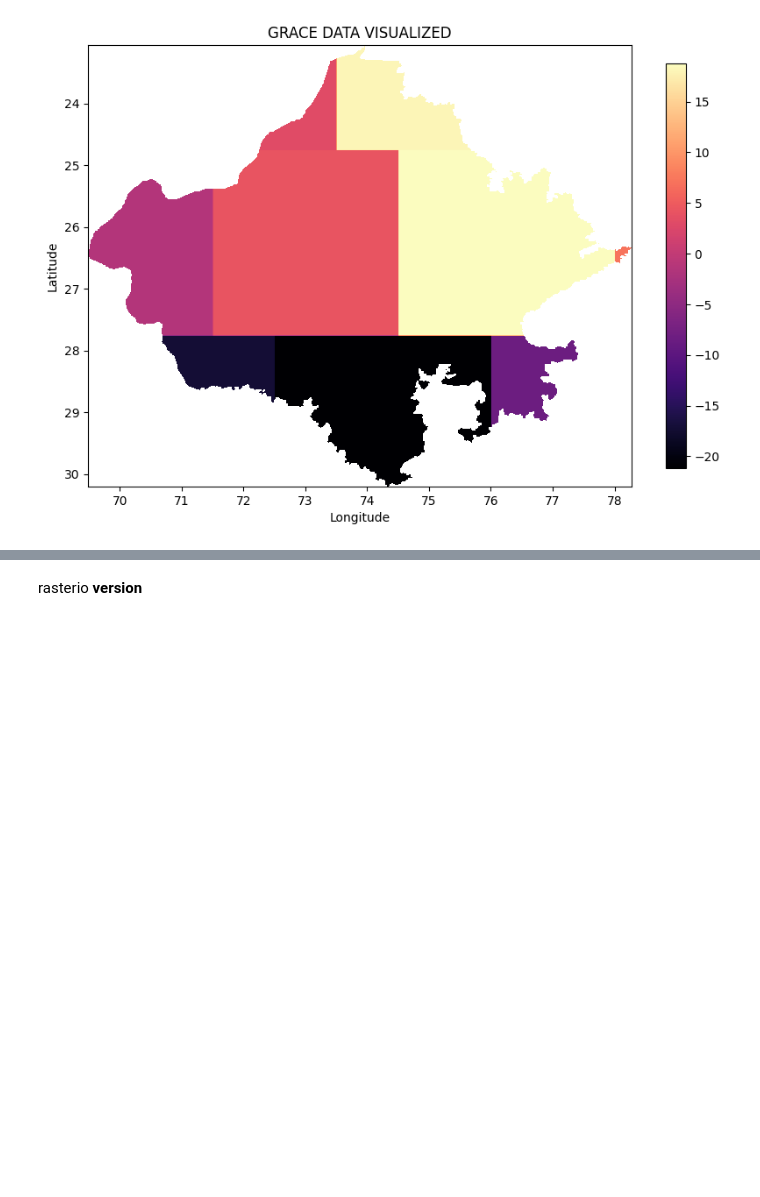
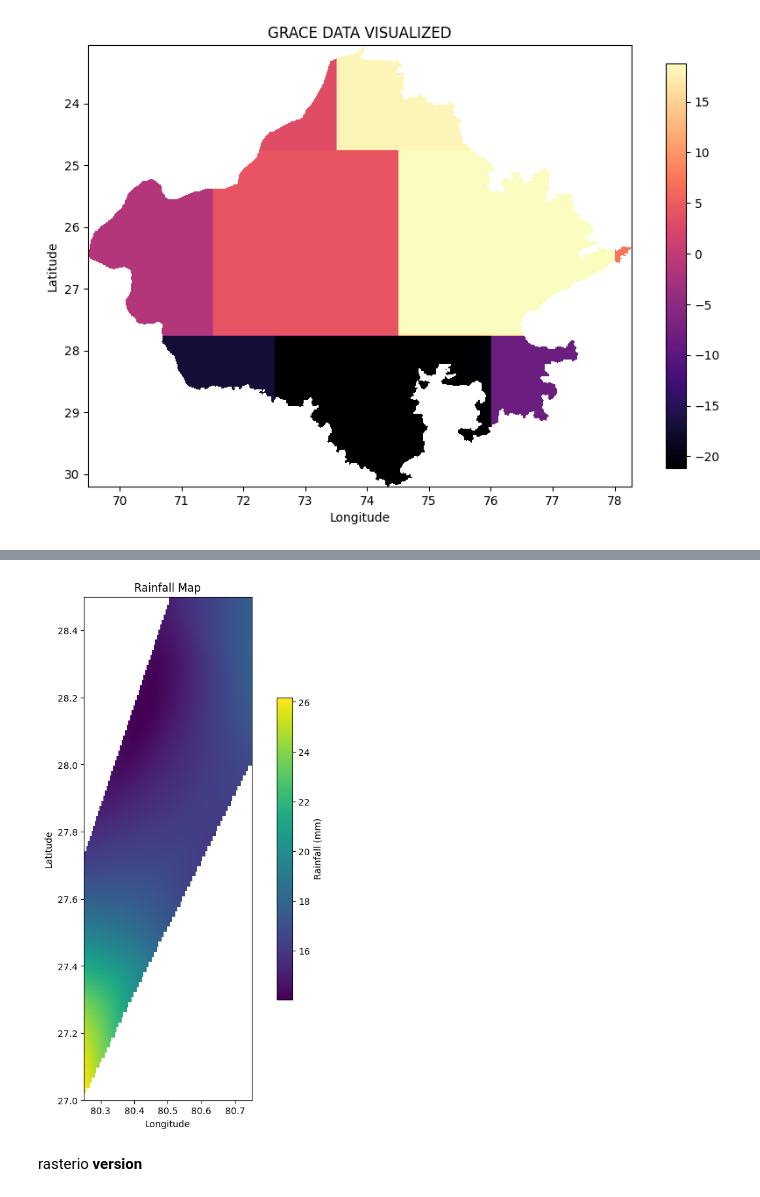
Before and after one commit to 1kaiser/Jodhpur_ecostress_LST, a Jupyter notebook: GRACE_data_processing.ipynb, the cells around one changed output, grey strips where cells are left out. Cells and saved outputs as stored; diff of their text form; code cells hidden in the pictures; blank space fills up the shorter version.

Commit message:
✅visualizaing + RAin for lat, lon co ordinates

```diff
--- a/GRACE_data_processing.ipynb
+++ b/GRACE_data_processing.ipynb
@@ -593,3 +595,97 @@ visualize_raster(tif_path, xRes=0.01, yRes=0.01, cmap='magma')
+# %%
+import numpy as np
+from osgeo import gdal, osr
+from scipy.interpolate import griddata
+import matplotlib.pyplot as plt
+
+# # Generate synthetic data with a larger dataset
+# n_points = 100 # Number of data points
+
+# # Generate random latitude and longitude values within a specified range
+# min_latitude = 40.0
+# max_latitude = 45.0
+# min_longitude = -75.0
+# max_longitude = -70.0
+# latitudes = np.random.uniform(min_latitude, max_latitude, n_points)
+# longitudes = np.random.uniform(min_longitude, max_longitude, n_points)
+
+# # Generate synthetic rainfall values
+# rainfall = np.random.uniform(0.0, 10.0, n_points)  # Adjust the range as needed
+
+# # Define the grid for interpolation
+# grid_x, grid_y = np.meshgrid(np.linspace(min(longitudes), max(longitudes), 100),
+#                              np.linspace(min(latitudes), max(latitudes), 100))
+
+# # Interpolate rainfall values
+# grid_z = griddata((longitudes, latitudes), rainfall, (grid_x, grid_y), method='cubic')
+
+# Sample data (latitude, longitude, and rainfall)
+latitudes = [27	,
+27	,
+27.25	,
+27.25	,
+27.5	,
+27.5	,
+27.75	,
+27.75	,
+28	,
+28	,
+28.25	,
+28.5	]
+longitudes = [ 80.5	,
+80.75	,
+80.5	,
+80.75	,
+80.5	,
+80.75	,
+80.25	,
+80.5	,
+80.25	,
+80.5	,
+80.25	,
+80.25	]
+rainfall = [ 15.091918	,
+17.639042	,
+14.4253	,
+17.669851	,
+15.33448	,
+16.753809	,
+15.986975	,
+16.426453	,
+19.298147	,
+17.461849	,
+24.198997	,
+26.175364	]
+
+# Define the grid
+grid_x, grid_y = np.meshgrid(np.linspace(min(longitudes), max(longitudes), 100),
+                             np.linspace(min(latitudes), max(latitudes), 100))
+
+# Interpolate rainfall values
+grid_z = griddata((longitudes, latitudes), rainfall, (grid_x, grid_y), method='cubic')
+
+
+# Create a GeoTIFF raster
+driver = gdal.GetDriverByName('GTiff')
+output_raster = driver.Create('output_rainfall.tif', 100, 100, 1, gdal.GDT_Float32)
+output_raster.SetGeoTransform((min(longitudes), (max(longitudes)-min(longitudes))/100, 0, max(latitudes), 0, -(max(latitudes)-min(latitudes))/100))
+output_band = output_raster.GetRasterBand(1)
+output_band.WriteArray(grid_z)
+output_rasterSRS = osr.SpatialReference()
+output_rasterSRS.ImportFromEPSG(4326)  # WGS84
+output_raster.SetProjection(output_rasterSRS.ExportToWkt())
+output_band.FlushCache()
+
+# Visualize the raster
+fig, ax = plt.subplots(figsize=(10, 10), dpi = global_dpi)
+plt.imshow(grid_z, extent=(min(longitudes), max(longitudes), min(latitudes), max(latitudes)))
+plt.colorbar(label='Rainfall (mm)',shrink=0.6)
+plt.xlabel('Longitude')
+plt.ylabel('Latitude')
+plt.title('Rainfall Map')
+plt.show()
+# %% [output]
+[figure, added]
 # %% [markdown]
 rasterio **version**
 # %%
```
Also changed, not shown: parts of 2 cells of this notebook.
